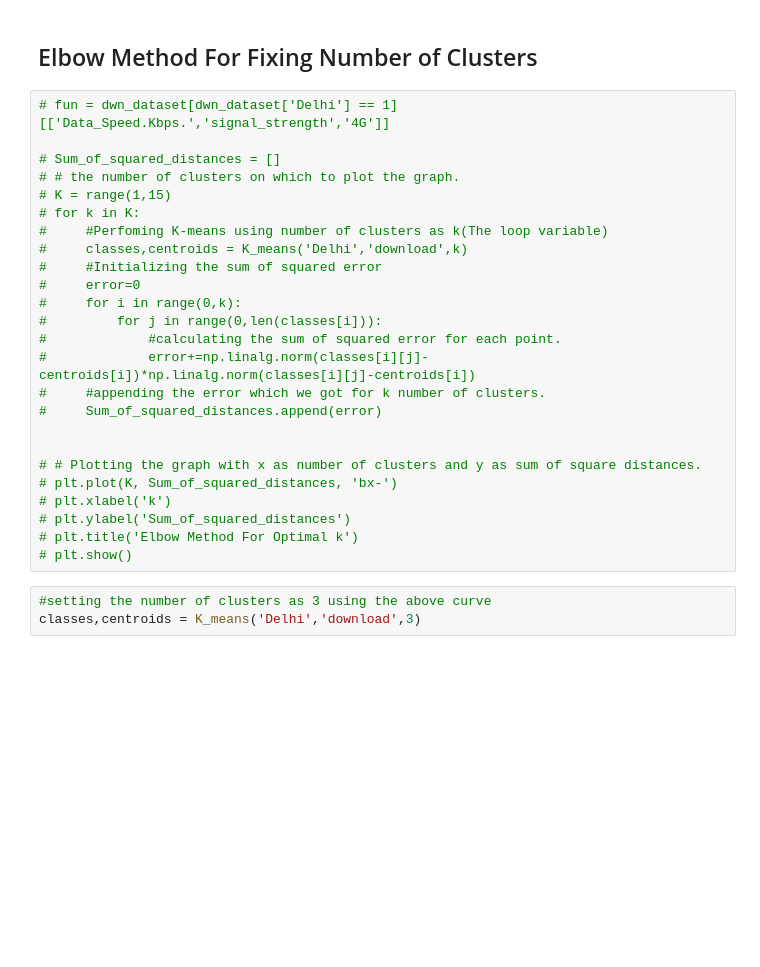
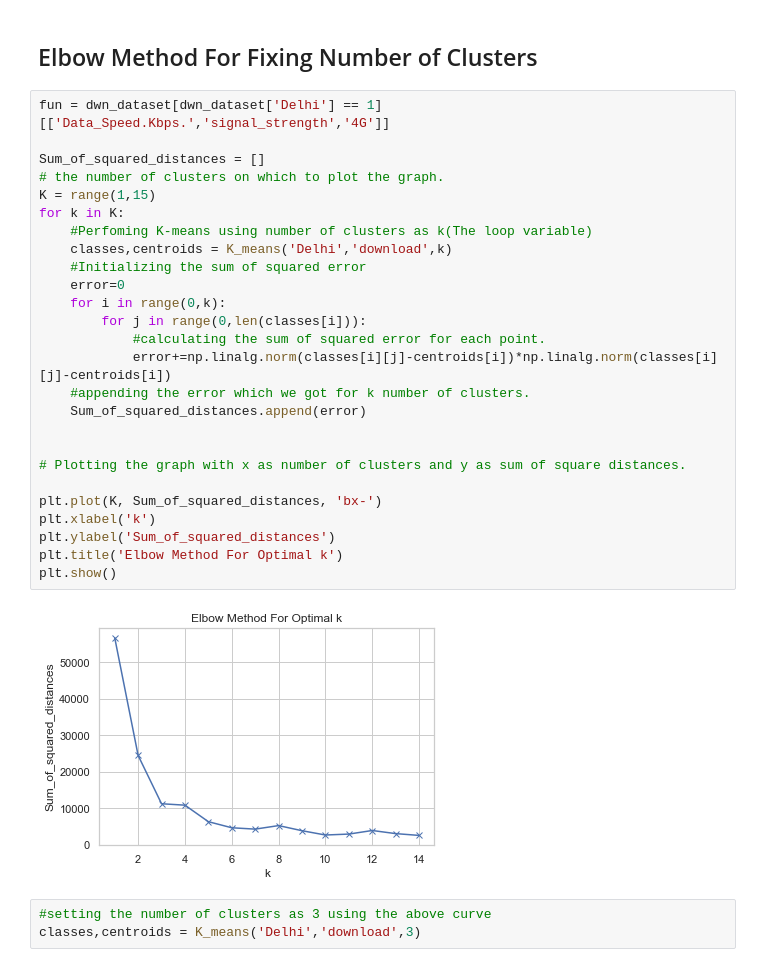
Before and after one commit to pyt243/DM-Project-MyCallSpeed, a Jupyter notebook: code/ISP Recommender and Analyser System.ipynb, the cells around one changed output. Cells and saved outputs as stored; diff of their text form; blank space fills up the shorter version.

```diff
--- a/code/ISP Recommender and Analyser System.ipynb
+++ b/code/ISP Recommender and Analyser System.ipynb
@@ -942,30 +942,33 @@ def K_means(state,upl_dwn,k):
 # %% [markdown]
 ## Elbow Method For Fixing Number of Clusters
 # %%
-# fun = dwn_dataset[dwn_dataset['Delhi'] == 1][['Data_Speed.Kbps.','signal_strength','4G']]
+fun = dwn_dataset[dwn_dataset['Delhi'] == 1][['Data_Speed.Kbps.','signal_strength','4G']]
 
-# Sum_of_squared_distances = []
-# # the number of clusters on which to plot the graph.
-# K = range(1,15)
-# for k in K:
-#     #Perfoming K-means using number of clusters as k(The loop variable)
-#     classes,centroids = K_means('Delhi','download',k)
-#     #Initializing the sum of squared error
-#     error=0
-#     for i in range(0,k):
-#         for j in range(0,len(classes[i])):
-#             #calculating the sum of squared error for each point.
-#             error+=np.linalg.norm(classes[i][j]-centroids[i])*np.linalg.norm(classes[i][j]-centroids[i])
-#     #appending the error which we got for k number of clusters.
-#     Sum_of_squared_distances.append(error)
+Sum_of_squared_distances = []
+# the number of clusters on which to plot the graph.
+K = range(1,15)
+for k in K:
+    #Perfoming K-means using number of clusters as k(The loop variable)
+    classes,centroids = K_means('Delhi','download',k)
+    #Initializing the sum of squared error
+    error=0
+    for i in range(0,k):
+        for j in range(0,len(classes[i])):
+            #calculating the sum of squared error for each point.
+            error+=np.linalg.norm(classes[i][j]-centroids[i])*np.linalg.norm(classes[i][j]-centroids[i])
+    #appending the error which we got for k number of clusters.
+    Sum_of_squared_distances.append(error)
 
 
-# # Plotting the graph with x as number of clusters and y as sum of square distances.
-# plt.plot(K, Sum_of_squared_distances, 'bx-')
-# plt.xlabel('k')
-# plt.ylabel('Sum_of_squared_distances')
-# plt.title('Elbow Method For Optimal k')
-# plt.show()
+# Plotting the graph with x as number of clusters and y as sum of square distances.
+
+plt.plot(K, Sum_of_squared_distances, 'bx-')
+plt.xlabel('k')
+plt.ylabel('Sum_of_squared_distances')
+plt.title('Elbow Method For Optimal k')
+plt.show()
+# %% [output]
+[figure, added]
 # %%
 #setting the number of clusters as 3 using the above curve
 classes,centroids = K_means('Delhi','download',3)
```
Also changed, not shown: parts of 24 cells of this notebook, 29 other files.
